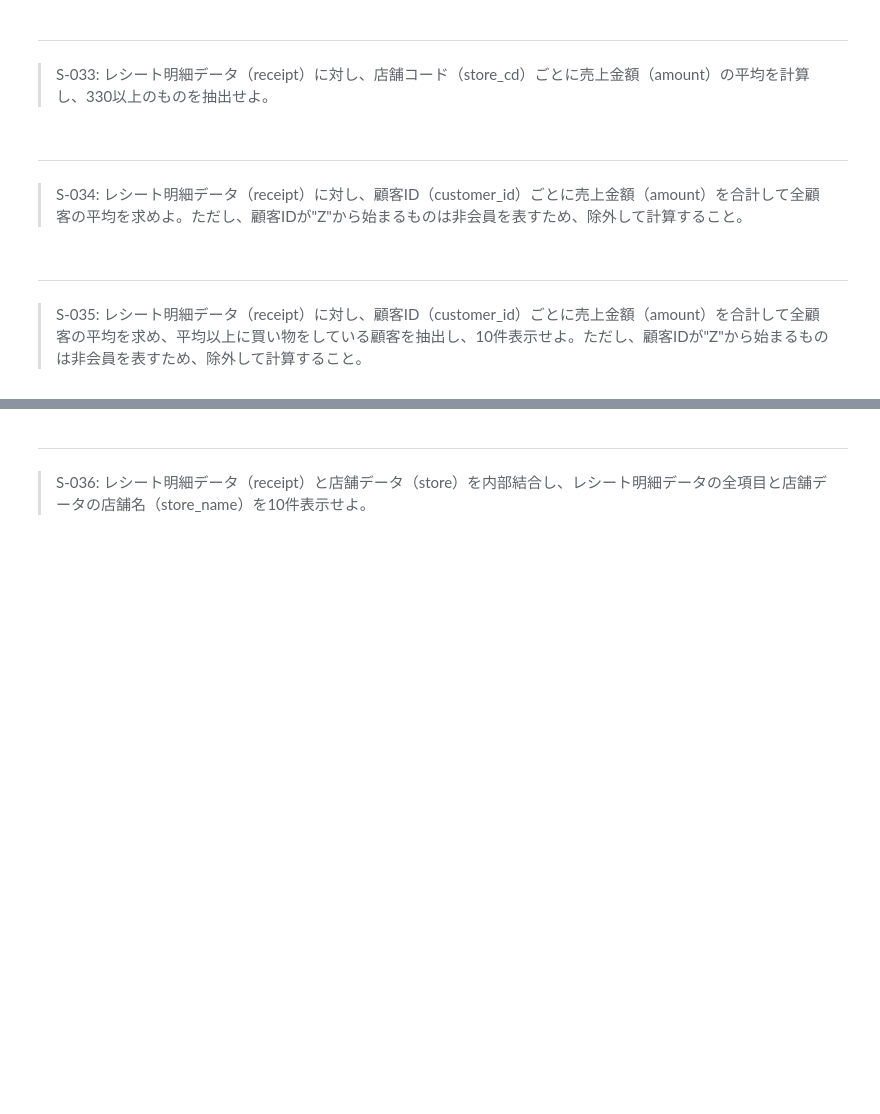
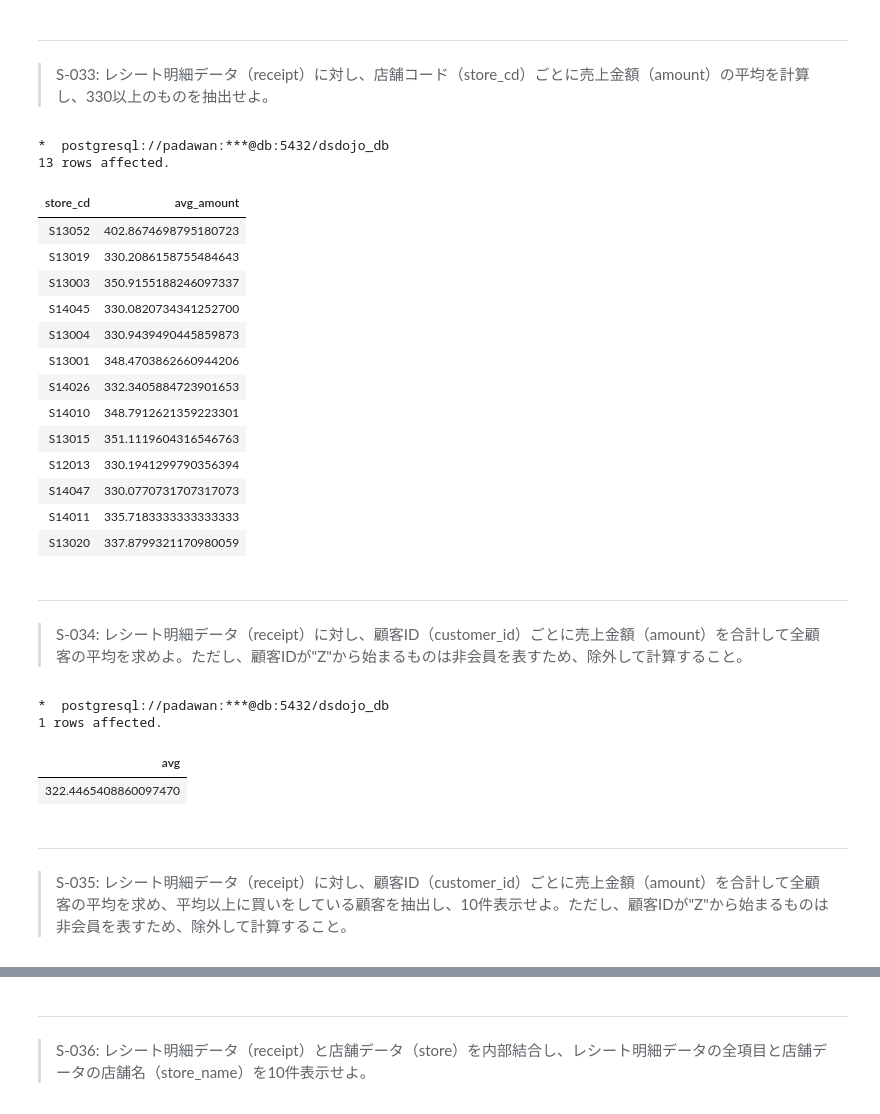
Before and after one commit to The-Japan-DataScientist-Society/100knocks-preprocess, a Jupyter notebook: docker/work/preprocess_knock_SQL.ipynb, the cells around one changed output, grey strips where cells are left out. Saved outputs shown, nothing was run; the diff lists cells and outputs as text; code cells hidden in the pictures; blank space fills up the shorter version.

```diff
--- a/docker/work/preprocess_knock_SQL.ipynb
+++ b/docker/work/preprocess_knock_SQL.ipynb
@@ -734,3 +732,30 @@ FROM receipt
+# %%
+%%sql
+WITH averaged AS (
+    SELECT store_cd, AVG(amount) AS avg_amount
+    FROM receipt
+    GROUP BY store_cd
+)
+SELECT averaged.*
+FROM averaged
+WHERE averaged.avg_amount >= 330;
+# %% [output]
+*  postgresql://padawan:***@db:5432/dsdojo_db
+13 rows affected.
+| store_cd | avg_amount |
+| S13052 | 402.8674698795180723 |
+| S13019 | 330.2086158755484643 |
+| S13003 | 350.9155188246097337 |
+| S14045 | 330.0820734341252700 |
+| S13004 | 330.9439490445859873 |
+| S13001 | 348.4703862660944206 |
+| S14026 | 332.3405884723901653 |
+| S14010 | 348.7912621359223301 |
+| S13015 | 351.1119604316546763 |
+| S12013 | 330.1941299790356394 |
+| S14047 | 330.0770731707317073 |
+| S14011 | 335.7183333333333333 |
+| S13020 | 337.8799321170980059 |
 # %% [markdown]
 ---
 > S-034: レシート明細データ（receipt）に対し、顧客ID（customer_id）ごとに売上金額（amount）を合計して全顧客の平均を求めよ。ただし、顧客IDが"Z"から始まるものは非会員を表すため、除外して計算すること。
@@ -739,3 +762,18 @@ FROM receipt
+# %%
+%%sql
+WITH customer_avg AS (
+    SELECT customer_id, AVG(amount)
+    FROM receipt
+    WHERE customer_id NOT LIKE 'Z%'
+    GROUP BY customer_id
+)
+SELECT AVG(customer_avg.avg)
+FROM customer_avg
+# %% [output]
+*  postgresql://padawan:***@db:5432/dsdojo_db
+1 rows affected.
+| avg |
+| 322.4465408860097470 |
 # %% [markdown]
 ---
-> S-035: レシート明細データ（receipt）に対し、顧客ID（customer_id）ごとに売上金額（amount）を合計して全顧客の平均を求め、平均以上に買い物をしている顧客を抽出し、10件表示せよ。ただし、顧客IDが"Z"から始まるものは非会員を表すため、除外して計算すること。
+> S-035: レシート明細データ（receipt）に対し、顧客ID（customer_id）ごとに売上金額（amount）を合計して全顧客の平均を求め、平均以上に買いをしている顧客を抽出し、10件表示せよ。ただし、顧客IDが"Z"から始まるものは非会員を表すため、除外して計算すること。
```
Also changed, not shown: parts of 10 cells of this notebook, 1 other file.
